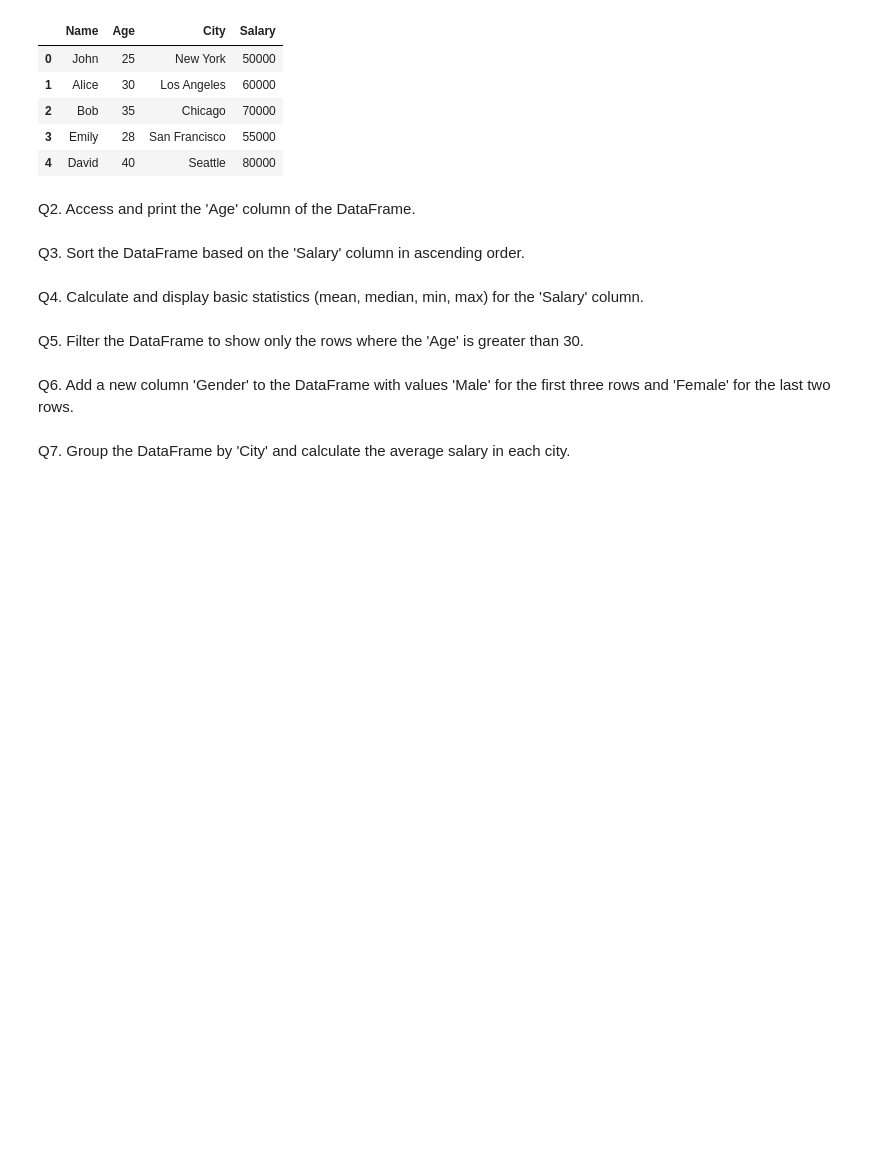
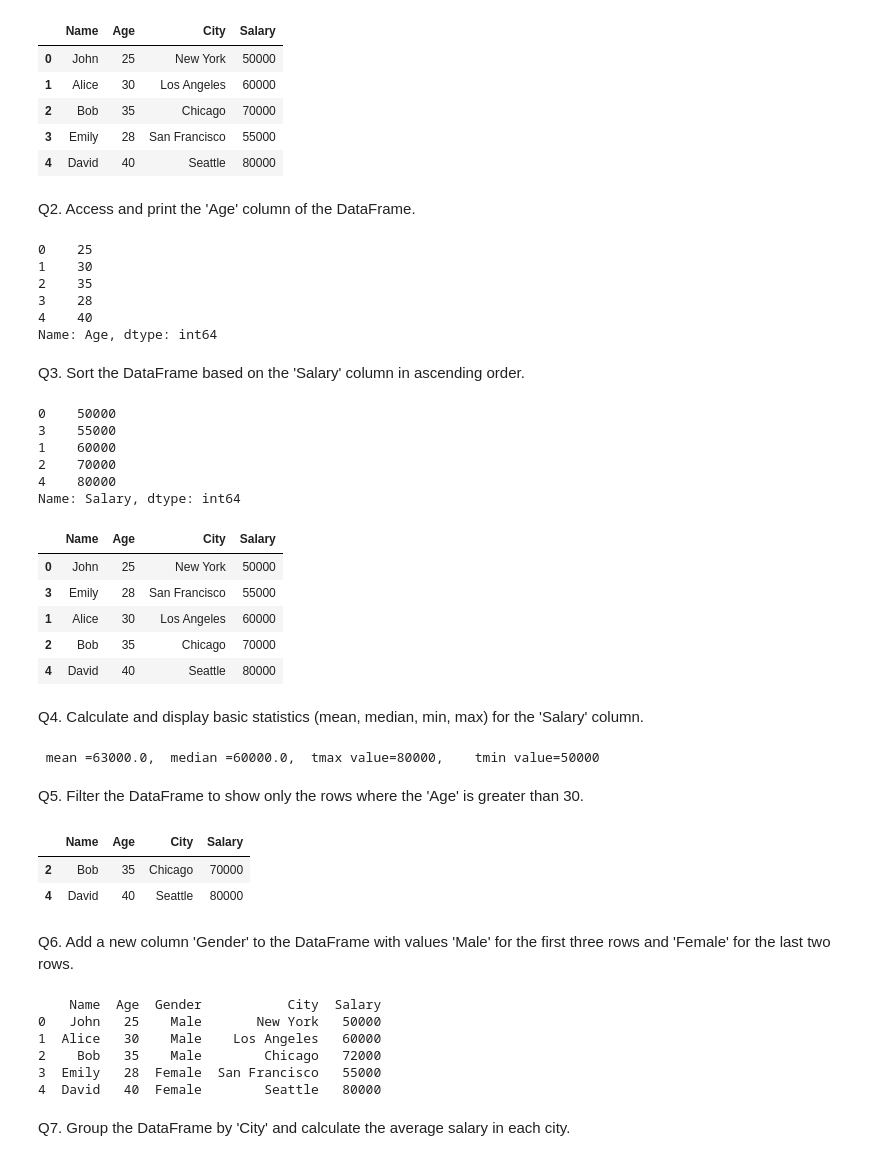
Before and after one commit to TSG25/college_work.py-ML, a Jupyter notebook: Week1_Practice_Worksheet.ipynb, the cells around one changed output. Saved outputs shown, nothing was run; the diff lists cells and outputs as text; code cells hidden in the pictures; blank space fills up the shorter version.

```diff
--- a/Week1_Practice_Worksheet.ipynb
+++ b/Week1_Practice_Worksheet.ipynb
@@ -180,13 +192,63 @@ df.head(5)
 | 4 | David | 40 | Seattle | 80000 |
 # %% [markdown]
 Q2. Access and print the 'Age' column of the DataFrame.
+# %%
+df.Age
+# %% [output]
+0    25
+1    30
+2    35
+3    28
+4    40
+Name: Age, dtype: int64
 # %% [markdown]
 Q3. Sort the DataFrame based on the 'Salary' column in ascending order.
+# %%
+df['Salary'].sort_values(ascending=True)
+# %% [output]
+0    50000
+3    55000
+1    60000
+2    70000
+4    80000
+Name: Salary, dtype: int64
+# %%
+sort_val = df.sort_values(by='Salary', ascending=True)
+sort_val
+# %% [output]
+|  | Name | Age | City | Salary |
+| 0 | John | 25 | New York | 50000 |
+| 3 | Emily | 28 | San Francisco | 55000 |
+| 1 | Alice | 30 | Los Angeles | 60000 |
+| 2 | Bob | 35 | Chicago | 70000 |
+| 4 | David | 40 | Seattle | 80000 |
 # %% [markdown]
 Q4. Calculate and display basic statistics (mean, median, min, max) for the 'Salary' column.
+# %%
+df1 =df["Salary"]
+print(f" mean ={df1.mean()},  median ={df1.median()},  tmax value={df1.max()},    tmin value={df1.min()}")
+# %% [output]
+ mean =63000.0,  median =60000.0,  tmax value=80000,    tmin value=50000
 # %% [markdown]
 Q5. Filter the DataFrame to show only the rows where the 'Age' is greater than 30.
+# %%
+df_filter = df.Age>30
+df[df_filter]
+# %% [output]
+|  | Name | Age | City | Salary |
+| 2 | Bob | 35 | Chicago | 70000 |
+| 4 | David | 40 | Seattle | 80000 |
 # %% [markdown]
 Q6. Add a new column 'Gender' to the DataFrame with values 'Male' for the first three rows and 'Female' for the last two rows.
+# %%
+df.insert(2,"Gender",['Male','Male','Male','Female','Female'])
+print(df)
+# %% [output]
+    Name  Age  Gender           City  Salary
+0   John   25    Male       New York   50000
+1  Alice   30    Male    Los Angeles   60000
+2    Bob   35    Male        Chicago   72000
+3  Emily   28  Female  San Francisco   55000
+4  David   40  Female        Seattle   80000
 # %% [markdown]
 Q7. Group the DataFrame by 'City' and calculate the average salary in each city.
```
Also changed, not shown: parts of 5 cells of this notebook.
